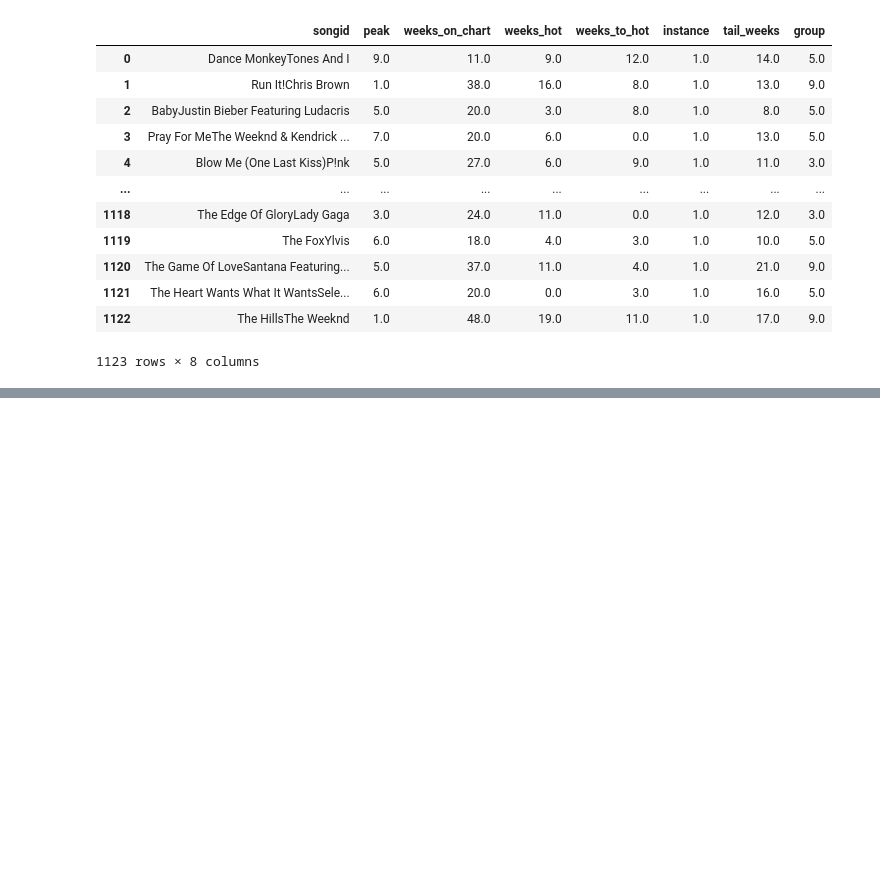
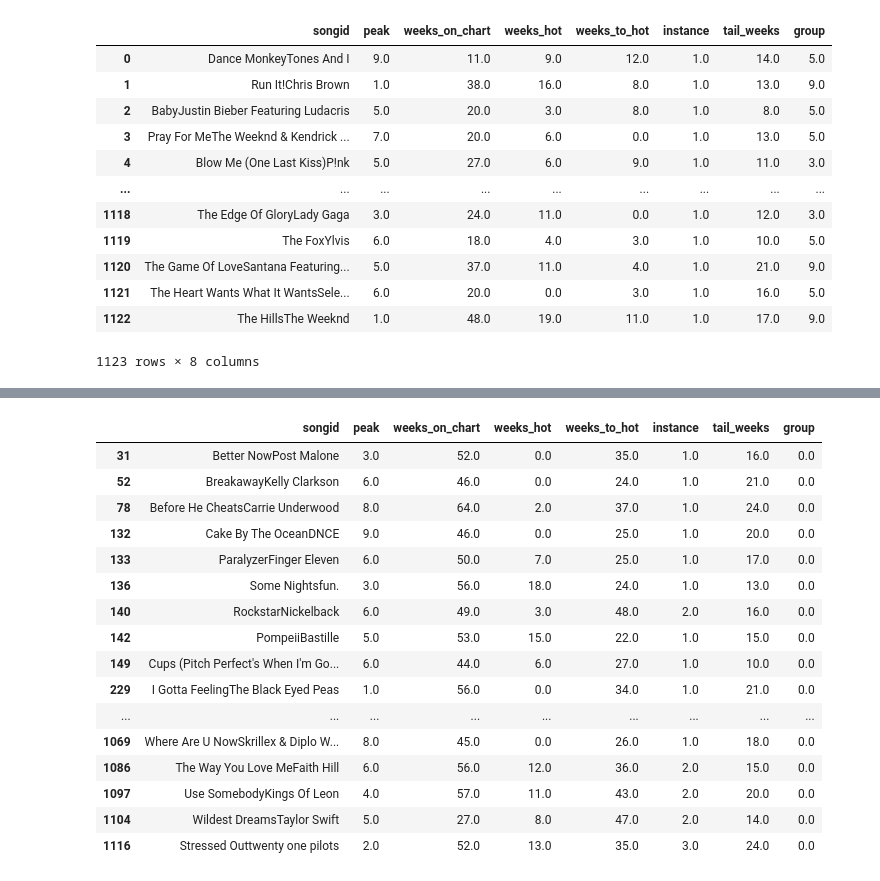
Before and after one commit to tvarano/hit-analyzer, a Jupyter notebook: main.ipynb, the cells around one changed output, grey strips where cells are left out. Saved outputs shown, nothing was run; the diff lists cells and outputs as text; code cells hidden in the pictures; blank space fills up the shorter version.

```diff
--- a/main.ipynb
+++ b/main.ipynb
@@ -337,0 +350,20 @@ for c in sorted(poop):
+# %%
+train[train.group == 0]
+# %% [output]
+|  | songid | peak | weeks_on_chart | weeks_hot | weeks_to_hot | instance | tail_weeks | group |
+| 31 | Better NowPost Malone | 3.0 | 52.0 | 0.0 | 35.0 | 1.0 | 16.0 | 0.0 |
+| 52 | BreakawayKelly Clarkson | 6.0 | 46.0 | 0.0 | 24.0 | 1.0 | 21.0 | 0.0 |
+| 78 | Before He CheatsCarrie Underwood | 8.0 | 64.0 | 2.0 | 37.0 | 1.0 | 24.0 | 0.0 |
+| 132 | Cake By The OceanDNCE | 9.0 | 46.0 | 0.0 | 25.0 | 1.0 | 20.0 | 0.0 |
+| 133 | ParalyzerFinger Eleven | 6.0 | 50.0 | 7.0 | 25.0 | 1.0 | 17.0 | 0.0 |
+| 136 | Some Nightsfun. | 3.0 | 56.0 | 18.0 | 24.0 | 1.0 | 13.0 | 0.0 |
+| 140 | RockstarNickelback | 6.0 | 49.0 | 3.0 | 48.0 | 2.0 | 16.0 | 0.0 |
+| 142 | PompeiiBastille | 5.0 | 53.0 | 15.0 | 22.0 | 1.0 | 15.0 | 0.0 |
+| 149 | Cups (Pitch Perfect's When I'm Go... | 6.0 | 44.0 | 6.0 | 27.0 | 1.0 | 10.0 | 0.0 |
+| 229 | I Gotta FeelingThe Black Eyed Peas | 1.0 | 56.0 | 0.0 | 34.0 | 1.0 | 21.0 | 0.0 |
+| ... | ... | ... | ... | ... | ... | ... | ... | ... |
+| 1069 | Where Are U NowSkrillex & Diplo W... | 8.0 | 45.0 | 0.0 | 26.0 | 1.0 | 18.0 | 0.0 |
+| 1086 | The Way You Love MeFaith Hill | 6.0 | 56.0 | 12.0 | 36.0 | 2.0 | 15.0 | 0.0 |
+| 1097 | Use SomebodyKings Of Leon | 4.0 | 57.0 | 11.0 | 43.0 | 2.0 | 20.0 | 0.0 |
+| 1104 | Wildest DreamsTaylor Swift | 5.0 | 27.0 | 8.0 | 47.0 | 2.0 | 14.0 | 0.0 |
+| 1116 | Stressed Outtwenty one pilots | 2.0 | 52.0 | 13.0 | 35.0 | 3.0 | 24.0 | 0.0 |
```
Also changed, not shown: parts of 3 cells of this notebook.
